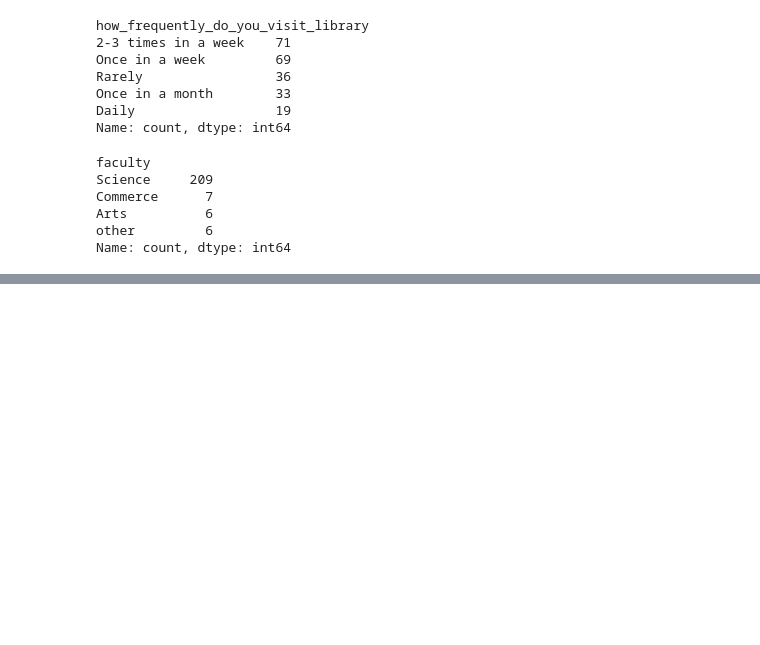
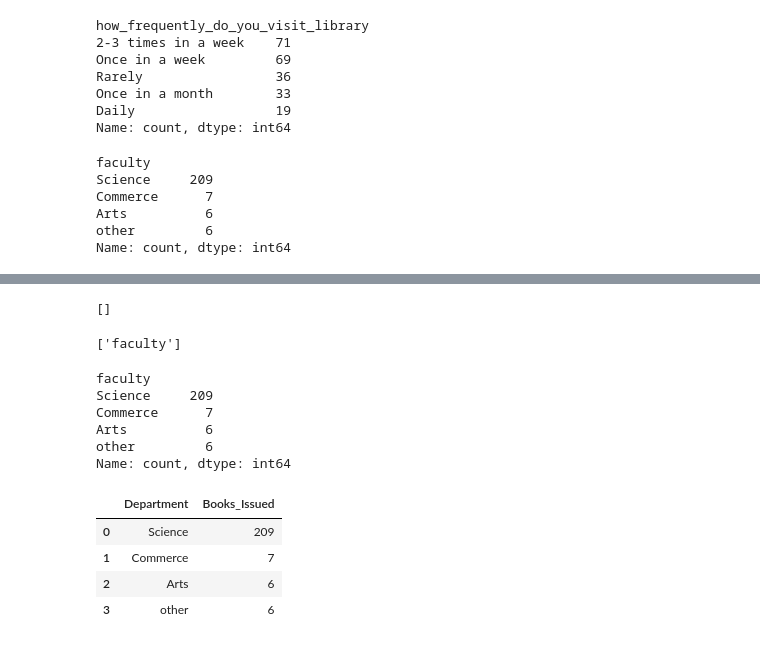
Before and after one commit to kushalgowdasb327-ai/college-library-data-analysis, a Jupyter notebook: notebook/Library_Data_Analysis.ipynb, the cells around one changed output, grey strips where cells are left out. Cells and saved outputs as stored; diff of their text form; code cells hidden in the pictures; blank space fills up the shorter version.

Commit message:
Library_Data_Analysis

```diff
--- a/notebook/Library_Data_Analysis.ipynb
+++ b/notebook/Library_Data_Analysis.ipynb
@@ -193,11 +181,0 @@ df.loc[:, df.columns == "preferred_language_for_learning"].head()
-# %%
-import pandas as pd
-
-df = pd.read_csv("../data/library_data.csv")
-# %%
-df.columns = (
-    df.columns
-    .str.strip()
-    .str.lower()
-    .str.replace(" ", "_")
-)
@@ -237,2 +181,0 @@ Name: count, dtype: int64
-# %%
-df = df.loc[:, ~df.columns.duplicated()]
@@ -247,0 +216,30 @@ Name: count, dtype: int64
+# %%
+[col for col in df.columns if "department" in col]
+# %% [output]
+[]
+# %%
+[col for col in df.columns if "faculty" in col]
+# %% [output]
+['faculty']
+# %%
+dept_usage = df["faculty"].value_counts()
+dept_usage
+# %% [output]
+faculty
+Science     209
+Commerce      7
+Arts          6
+other         6
+Name: count, dtype: int64
+# %%
+# Convert to DataFrame (useful for plotting)
+dept_usage_df = dept_usage.reset_index()
+dept_usage_df.columns = ["Department", "Books_Issued"]
+
+dept_usage_df
+# %% [output]
+|  | Department | Books_Issued |
+| 0 | Science | 209 |
+| 1 | Commerce | 7 |
+| 2 | Arts | 6 |
+| 3 | other | 6 |
```
Also changed, not shown: parts of 15 cells of this notebook.
